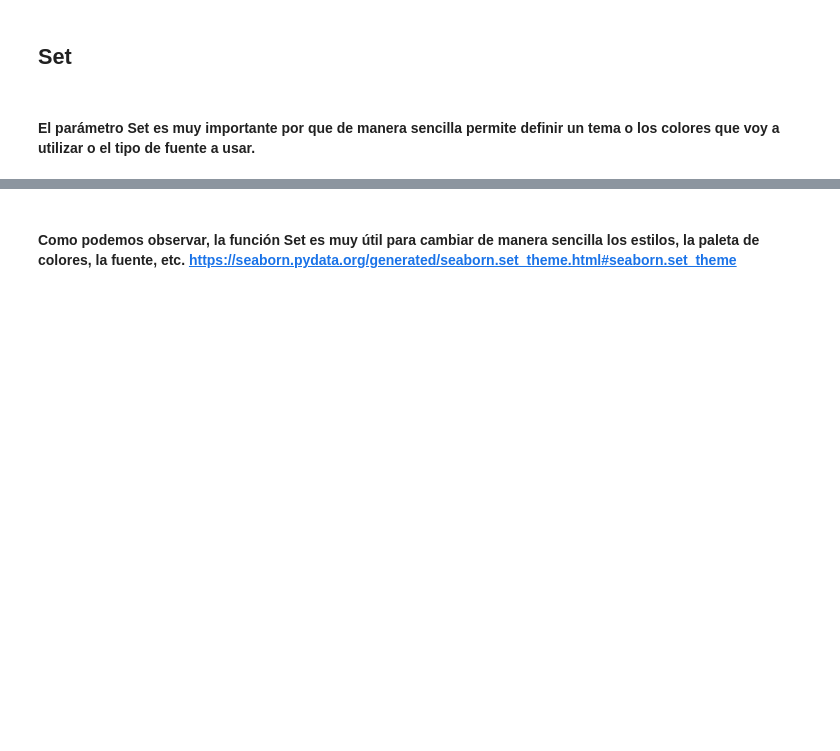
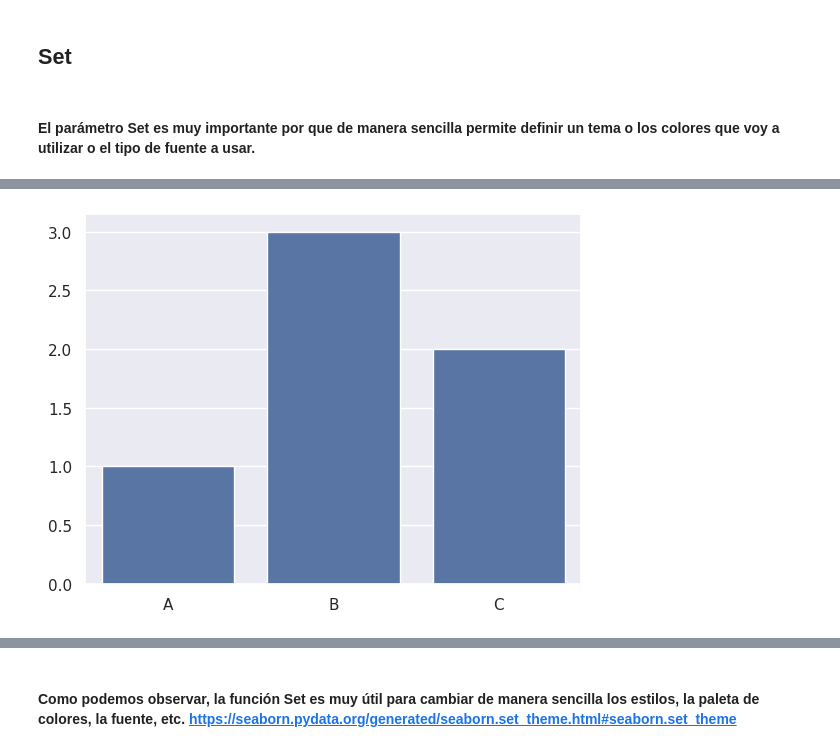
Before and after one commit to v1c4r10us/ba_course, a Jupyter notebook: matplotlib_seaborn.ipynb, the cells around one changed output, grey strips where cells are left out. Saved outputs shown, nothing was run; the diff lists cells and outputs as text; code cells hidden in the pictures; blank space fills up the shorter version.

```diff
--- a/matplotlib_seaborn.ipynb
+++ b/matplotlib_seaborn.ipynb
@@ -382,6 +424,8 @@ plt.show()
 # %%
 sns.set(style='darkgrid') # cambiamos el estilo del grid
-sns.barplot(x = ['A','B','C'], y = [1, 3, 2,])
+sns.barplot(x = ['A','B','C'], y = [1, 3, 2])
 plt.show()
+# %% [output]
+[figure, added]
 # %%
 sns.set(style='darkgrid', palette = 'dark') # cambiamos paleta de colores
```
Also changed, not shown: parts of 68 cells of this notebook, 2 other files.
